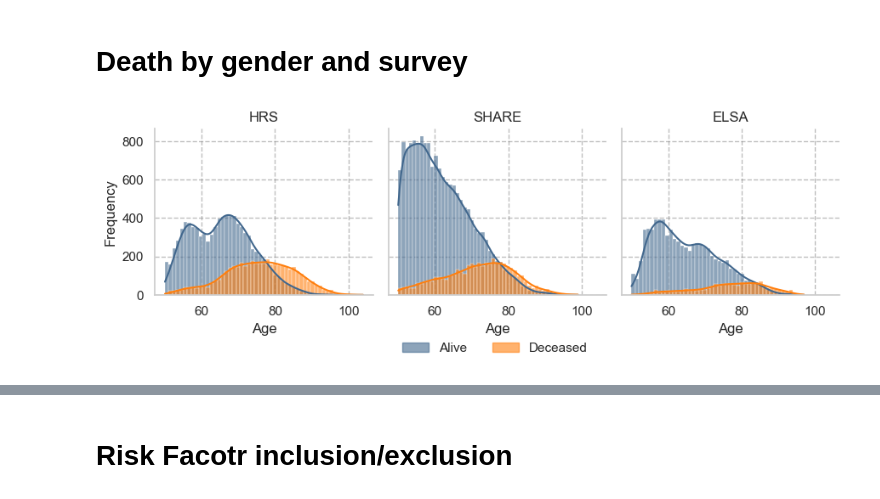
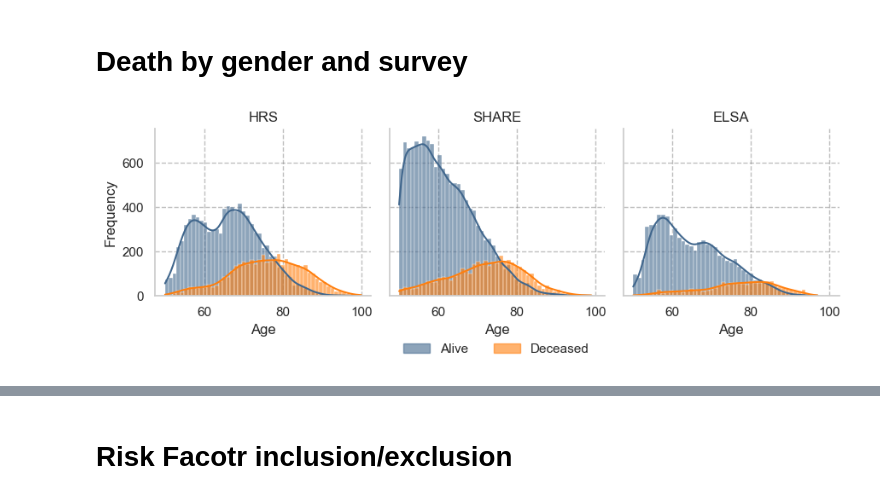
Before and after one commit to vallerrr/Mortality_prediction_cross_countries, a Jupyter notebook: data_inspection.ipynb, the cells around one changed output, grey strips where cells are left out. Cells and saved outputs as stored; diff of their text form; code cells hidden in the pictures.

```diff
--- a/data_inspection.ipynb
+++ b/data_inspection.ipynb
@@ -69,36 +73,36 @@ for i, dataset in enumerate(['HRS', 'SHARE', 'ELSA']):
         kde=True,
         alpha=0.6,
         palette={0: colors['blue'], 1: colors['orange']},
-        bins=df['age'].nunique()+1 if dataset=='HRS' else df['age'].nunique()
+        bins=df['age'].nunique() if dataset=='HRS' else df['age'].nunique()
 
     )
 
     # Formatting
     axs[i].set_title(f'{dataset}')
     axs[i].set_xlabel('Age')
     axs[i].set_ylabel('Frequency')
     axs[i].spines['top'].set_visible(False)
     axs[i].spines['right'].set_visible(False)
     axs[i].grid(axis='y', color='gray', linestyle='--', linewidth=1, alpha=0.5)
     axs[i].grid(axis='x', color='gray', linestyle='--', linewidth=1, alpha=0.5)
     axs[i].get_legend().remove()
 alive_patch = mpatches.Patch(color=colors['blue'], label='Alive', alpha=0.6)
 deceased_patch = mpatches.Patch(color=colors['orange'], label='Deceased', alpha=0.6)
 
 # Create a single legend at the bottom
 fig.legend(
     handles=[alive_patch, deceased_patch],
     loc='lower center',
     ncol=2,  # Arrange legend items horizontally
     bbox_to_anchor=(0.53, -0.06),  # Position at the bottom of the figure
     frameon=False
 )
 
 # Add a super title for all subplots
 #fig.suptitle('Age Distribution by Death Status', fontsize=14)
 
 #plt.subplots_adjust(bottom=0.1)
 fig.tight_layout()# Adjust layout to make room for legend
 plt.savefig('graphs/data_description/age_distribution_with_death.pdf')
 # %% [output]
-[figure, old version]
+[figure, new version]
```
Also changed, not shown: parts of 7 cells of this notebook, 5 other files.
